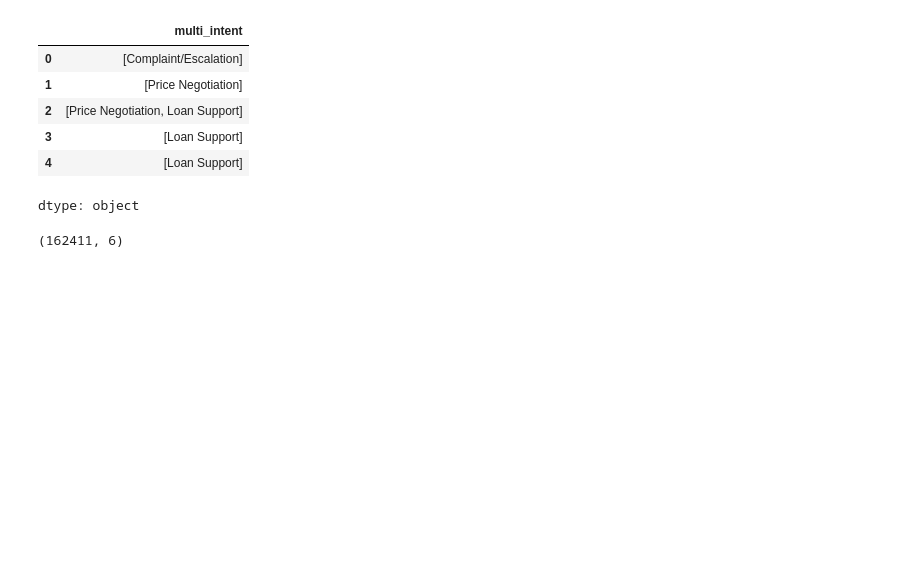
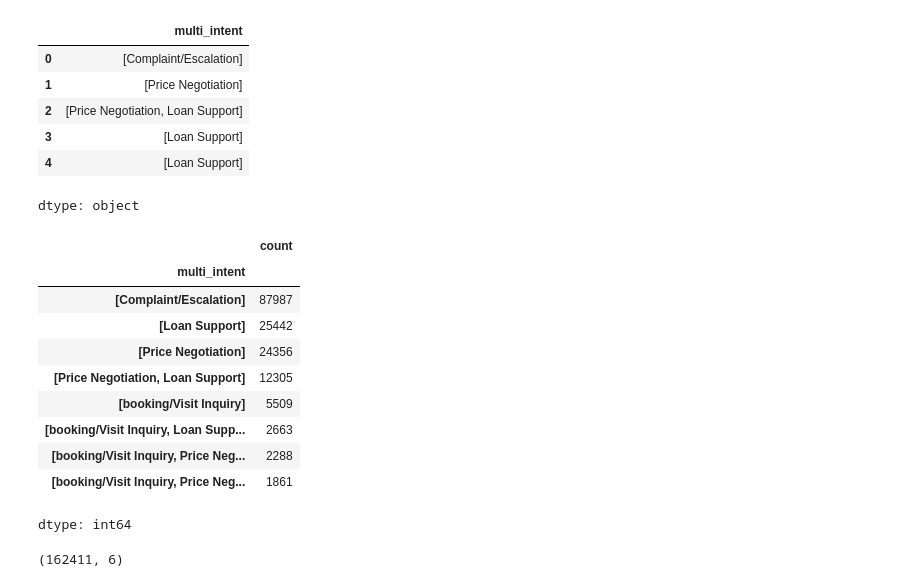
Before and after one commit to mmilannaik/BigOCheatSheet, a Jupyter notebook: NLP_2_Real_Estate_Inquiry_Transcripts_intent_Classifier.ipynb, the cells around one changed output. Drawn from its saved outputs; the diff is of its cells as text; code cells hidden in the pictures; blank space fills up the shorter version.

```diff
--- a/NLP_2_Real_Estate_Inquiry_Transcripts_intent_Classifier.ipynb
+++ b/NLP_2_Real_Estate_Inquiry_Transcripts_intent_Classifier.ipynb
@@ -271,6 +272,20 @@ df['multi_intent'].head()
 | 3 | [Loan Support] |
 | 4 | [Loan Support] |
 dtype: object
+# %%
+df['multi_intent'].value_counts()
+# %% [output]
+|  | count |
+| multi_intent |  |
+| [Complaint/Escalation] | 87987 |
+| [Loan Support] | 25442 |
+| [Price Negotiation] | 24356 |
+| [Price Negotiation, Loan Support] | 12305 |
+| [booking/Visit Inquiry] | 5509 |
+| [booking/Visit Inquiry, Loan Supp... | 2663 |
+| [booking/Visit Inquiry, Price Neg... | 2288 |
+| [booking/Visit Inquiry, Price Neg... | 1861 |
+dtype: int64
 # %%
 df.shape
 # %% [output]
```
Also changed, not shown: parts of 4 cells of this notebook.
